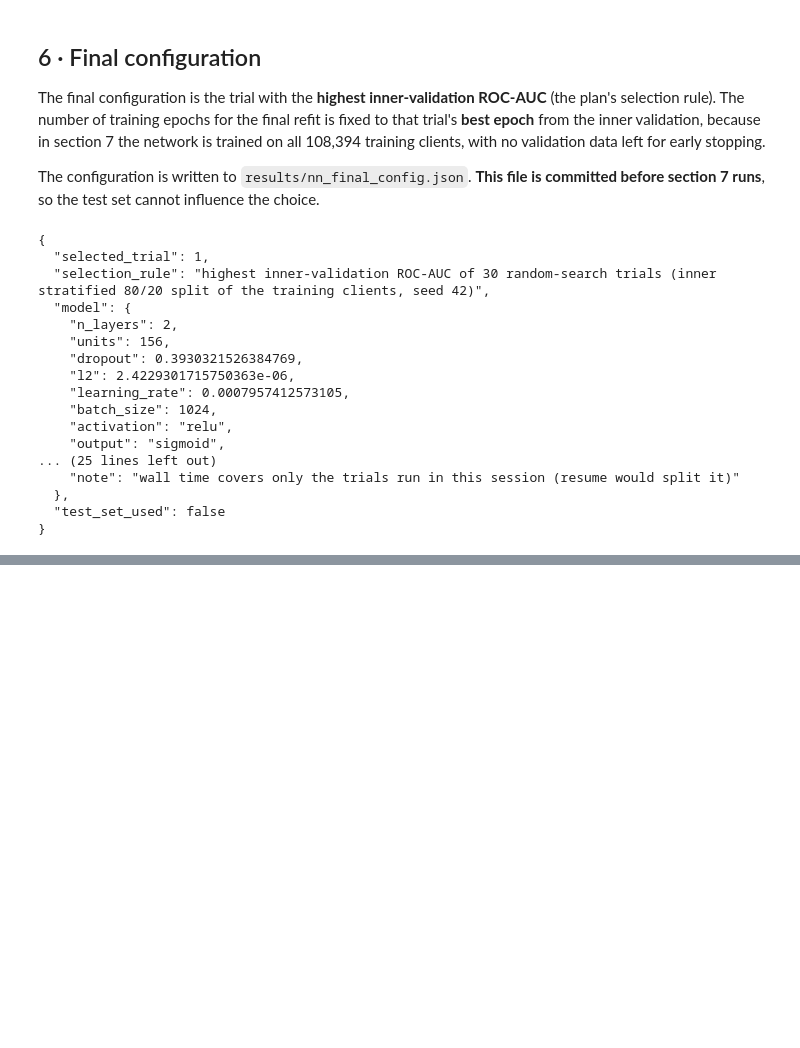
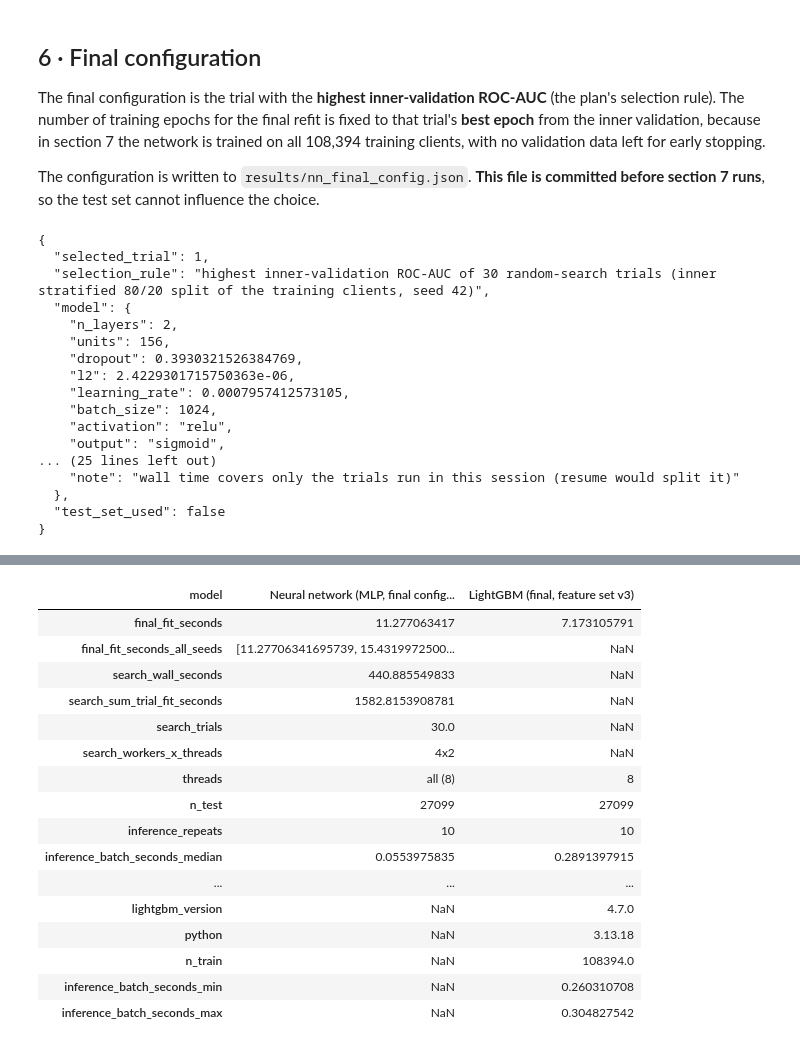
Before and after one commit to IremLeyla/ds-ml-project, a Jupyter notebook: 16_neural-network.ipynb, the cells around one changed output, grey strips where cells are left out. Drawn from its saved outputs; the diff is of its cells as text; code cells hidden in the pictures; blank space fills up the shorter version.

```diff
--- a/16_neural-network.ipynb
+++ b/16_neural-network.ipynb
@@ -559,0 +731,77 @@ print(json.dumps(final_config, indent=2))
+# %%
+import pickle
+import resource
+import subprocess
+
+N_REPEATS = 10
+nn_model = keras.models.load_model(MODEL_DIR / "nn_seed42.keras")
+
+
+def time_calls(fn, n_repeats=N_REPEATS):
+    fn()                                   # warm-up (graph build, caches), not timed
+    t = []
+    for _ in range(n_repeats):
+        t0 = time.perf_counter()
+        fn()
+        t.append(time.perf_counter() - t0)
+    return np.array(t)
+
+
+n_test = len(X_test)
+t_model = time_calls(lambda: nnp.predict_proba(nn_model, Z_test))
+t_e2e = time_calls(lambda: nnp.predict_proba(nn_model, prep_final.transform(X_test).astype(np.float32)))
+prep_bytes = len(pickle.dumps(prep_final))
+nn_file_bytes = (MODEL_DIR / "nn_seed42.keras").stat().st_size
+
+search_meta = json.loads(SEARCH_META.read_text())
+nn_timing = {
+    "model": "Neural network (MLP, final config, seed 42)",
+    "final_fit_seconds": float(runs.loc[runs["seed"] == 42, "fit_seconds"].iloc[0]),
+    "final_fit_seconds_all_seeds": runs["fit_seconds"].tolist(),
+    "search_wall_seconds": search_meta["search_wall_seconds"],
+    "search_sum_trial_fit_seconds": search_meta["sum_trial_fit_seconds"],
+    "search_trials": search_meta["n_trials"],
+    "search_workers_x_threads": f'{search_meta["n_workers"]}x{search_meta["threads_per_worker"]}',
+    "threads": "all (8)",
+    "n_test": n_test,
+    "inference_repeats": N_REPEATS,
+    "inference_batch_seconds_median": float(np.median(t_model)),
+    "inference_ms_per_1000_median": float(np.median(t_model) / n_test * 1e6),
+    "inference_ms_per_1000_min": float(t_model.min() / n_test * 1e6),
+    "inference_ms_per_1000_max": float(t_model.max() / n_test * 1e6),
+    "inference_with_preprocessing_ms_per_1000_median": float(np.median(t_e2e) / n_test * 1e6),
+    "inference_with_preprocessing_ms_per_1000_min": float(t_e2e.min() / n_test * 1e6),
+    "inference_with_preprocessing_ms_per_1000_max": float(t_e2e.max() / n_test * 1e6),
+    "throughput_clients_per_second": float(n_test / np.median(t_e2e)),
+    "model_file": "models/nn_seed42.keras",
+    "model_file_bytes": nn_file_bytes,
+    "preprocessor_pickle_bytes": prep_bytes,
+    "peak_rss_mb": resource.getrusage(resource.RUSAGE_SELF).ru_maxrss / 1024 / 1024,
+    "note": "peak RSS is the whole notebook process (data, search bookkeeping, 3 fits): an upper bound",
+}
+
+# LightGBM: separate process in the main environment, timing only
+out = subprocess.run([str(Path(".venv/bin/python")), "lightgbm_timing.py"], capture_output=True, text=True, check=True)
+lgbm_timing = json.loads(out.stdout.strip().splitlines()[-1])
+
+timing = pd.DataFrame([nn_timing, lgbm_timing]).set_index("model").T
+timing.to_csv(RESULTS_DIR / "nn_timing.csv")
+display(timing)
+# %% [output]
+| model | Neural network (MLP, final config... | LightGBM (final, feature set v3) |
+| final_fit_seconds | 11.277063417 | 7.173105791 |
+| final_fit_seconds_all_seeds | [11.27706341695739, 15.4319972500... | NaN |
+| search_wall_seconds | 440.885549833 | NaN |
+| search_sum_trial_fit_seconds | 1582.8153908781 | NaN |
+| search_trials | 30.0 | NaN |
+| search_workers_x_threads | 4x2 | NaN |
+| threads | all (8) | 8 |
+| n_test | 27099 | 27099 |
+| inference_repeats | 10 | 10 |
+| inference_batch_seconds_median | 0.0553975835 | 0.2891397915 |
+| ... | ... | ... |
+| lightgbm_version | NaN | 4.7.0 |
+| python | NaN | 3.13.18 |
+| n_train | NaN | 108394.0 |
+| inference_batch_seconds_min | NaN | 0.260310708 |
+| inference_batch_seconds_max | NaN | 0.304827542 |
```
Also changed, not shown: parts of 17 cells of this notebook, 15 other files.
